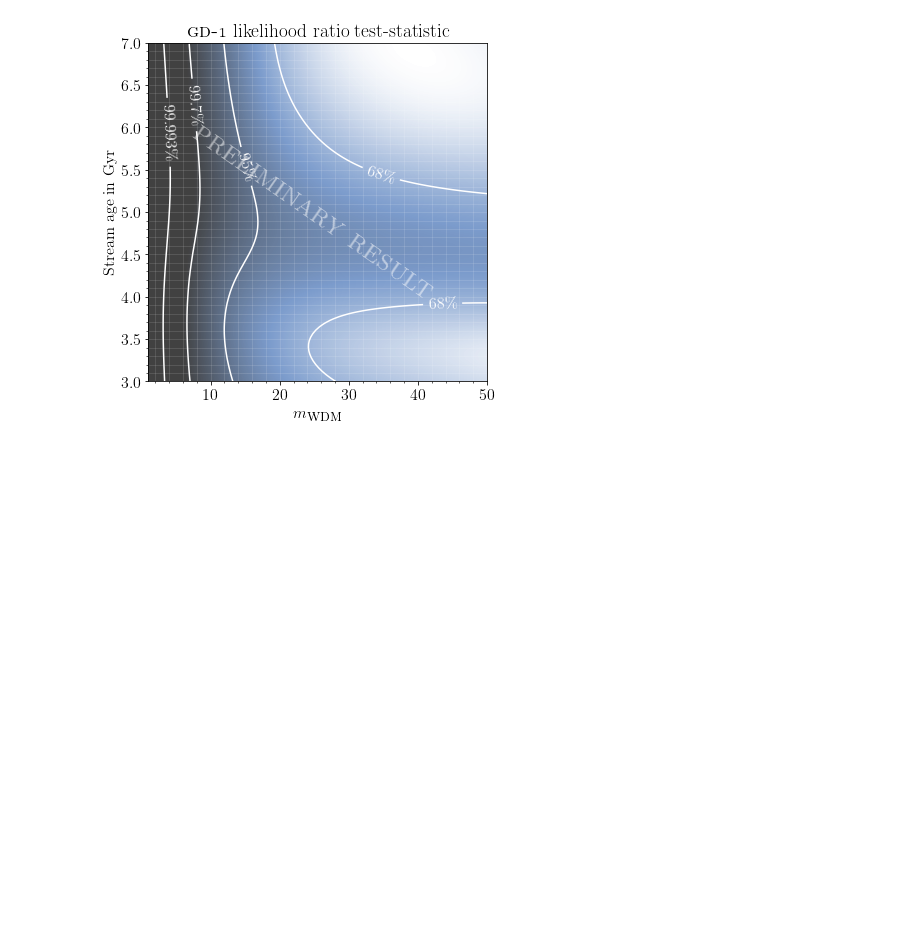
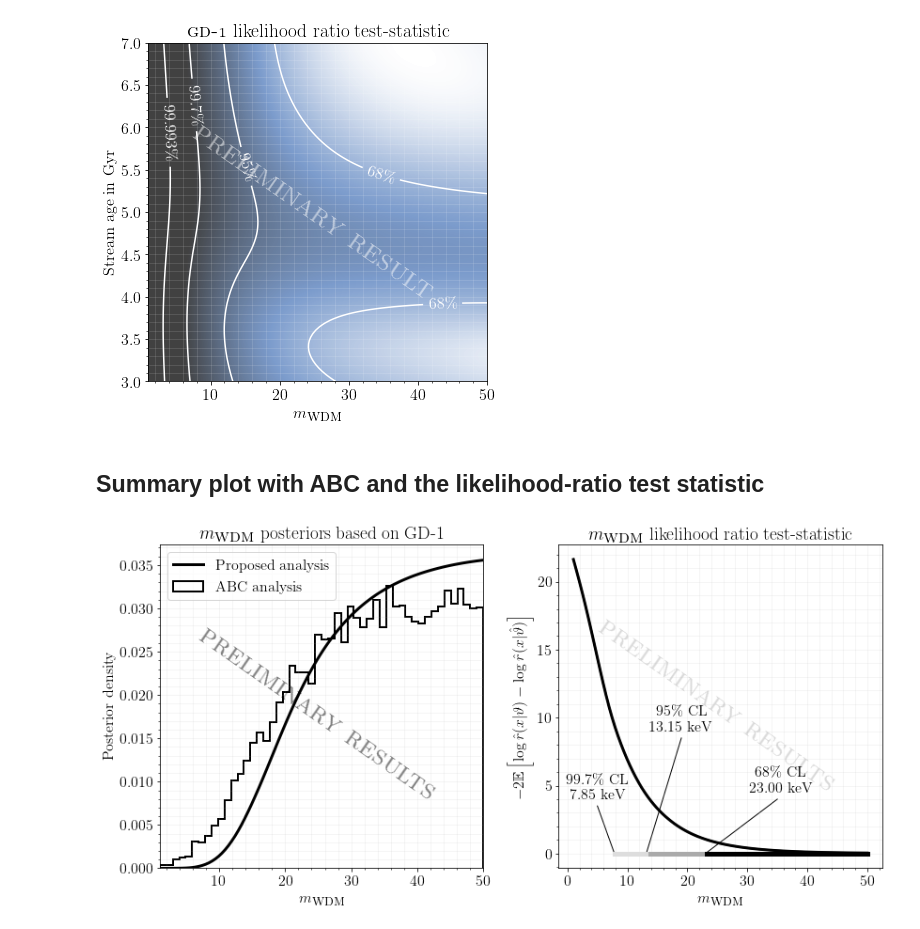
Before and after one commit to JoeriHermans/constraining-dark-matter-with-stellar-streams-and-ml, a Jupyter notebook: experiments/experiment-inference/out/summary-gd1-inference.ipynb, the cells around one changed output. Drawn from its saved outputs; the diff is of its cells as text; code cells hidden in the pictures; blank space fills up the shorter version.

```diff
--- a/experiments/experiment-inference/out/summary-gd1-inference.ipynb
+++ b/experiments/experiment-inference/out/summary-gd1-inference.ipynb
@@ -482,3 +482,78 @@ figure.savefig("plots/profile-likelihood-gd1-2d.pdf", bbox_inches="tight")
 figure.show()
 # %% [output]
 [figure]
+# %% [markdown]
+## Summary plot with ABC and the likelihood-ratio test statistic
+# %%
+sizing = 1
+figure, axes = plt.subplots(1, 2, figsize=(sizing * 12, sizing * 6))
+
+# Bayesian
+ax = axes[0]
+
+# Ratio estimator
+#plot_1d_contours(ax, pdf_mean_1d)
+#plot_1d_pdf(ax, pdf_mean_1d)
+ax.plot(np.linspace(1, 50, len(pdf_mean_1d)), pdf_mean_1d, color="black", lw=3, label="Proposed analysis")
+#ax.fill_between(np.linspace(1, 50, 100), pdf_mean_1d - pdf_std_1d, pdf_mean_1d + pdf_std_1d, color="black", alpha=.1)
+ylim = ax.get_ylim()
+
+# ABC
+ax.hist(posterior_samples[:,0], bins=bins, histtype="step", lw=2, color="black", density=True, label="ABC analysis")
+ax.minorticks_on()
+
+ax.text(25, (ylim[0] + ylim[1]) / 2, r"\textsc{preliminary results}", rotation_mode="anchor", rotation=-35.0, color="black", alpha=.5, size=30, ha="center", va="center", zorder=1)
+ax.set_ylabel("Posterior density")
+ax.set_title(r"$m_{\textsc{wdm}}$ posteriors based on GD-1")
+ax.set_xlim([1, 50])
+ax.set_xlabel(r"$m_{\textsc{wdm}}$")
+ax.grid(True, which="both", alpha=.15)
+ax.legend()
+make_square(ax)
+
+# Frequentist
+ax = axes[1]
+#ax.text(25, 5, r"\textsc{preliminary result}", rotation_mode="anchor", rotation=-35.0, color="white", alpha=.5, size=30, ha="center", va="center", zorder=1)
+#plot_2d_contours(ax, pdf_mean_2d)
+#plot_2d_pdf(ax, pdf_mean_2d)
+#ax.set_title(r"Full \textsc{gd-}\oldstylenums{1} posterior")
+plot_1d_profile_likelihood(ax, profile_likelihood_1d)
+plot_1d_confidence_levels(ax, profile_likelihood_1d)
+ax.plot(np.linspace(1, 50, len(profile_likelihood_1d)), profile_likelihood_1d, lw=3, color="black")
+ax.set_title(r"$m_{\textsc{wdm}}$ likelihood ratio test-statistic")
+ax.set_xlabel(r"$m_{\textsc{wdm}}$")
+ylim = ax.get_ylim()
+ax.text(25, (ylim[0] + ylim[1]) / 2, r"\textsc{preliminary results}", rotation_mode="anchor", rotation=-35.0, color="black", alpha=.15, size=30, ha="center", va="center", zorder=1)
+
+# Put arrows and limits
+level_997 = 7.85
+level_95 = 13.15
+level_68 = 23.0
+
+# 99.7% CL
+final_x = 5.0
+final_y = 3.5
+ax.plot([level_997, final_x], [0, final_y], lw=1, color="black", zorder=1)
+ax.text(final_x, final_y + 0.5, '99.7\% CL\n7.85 keV', horizontalalignment="center", multialignment="center")
+
+# 95% CL
+final_x = 19.0
+final_y = 8.5
+ax.plot([level_95, final_x], [0, final_y], lw=1, color="black", zorder=1)
+ax.text(final_x, final_y + 0.5, '95\% CL\n13.15 keV', horizontalalignment="center", multialignment="center")
+
+# 68% CL
+final_x = 35.0
+final_y = 4.0
+ax.plot([level_68, final_x], [0, final_y], lw=1, color="black", zorder=1)
+ax.text(final_x + 0.5, final_y + 0.5, '68\% CL\n23.00 keV', horizontalalignment="center", multialignment="center")
+
+
+# Square plot
+make_square(ax)
+
+figure.tight_layout()
+figure.savefig("plots/gd1-summary.pdf", bbox_inches="tight")
+figure.show()
+# %% [output]
+[figure, added]
```
Also changed, not shown: parts of 9 cells of this notebook.
